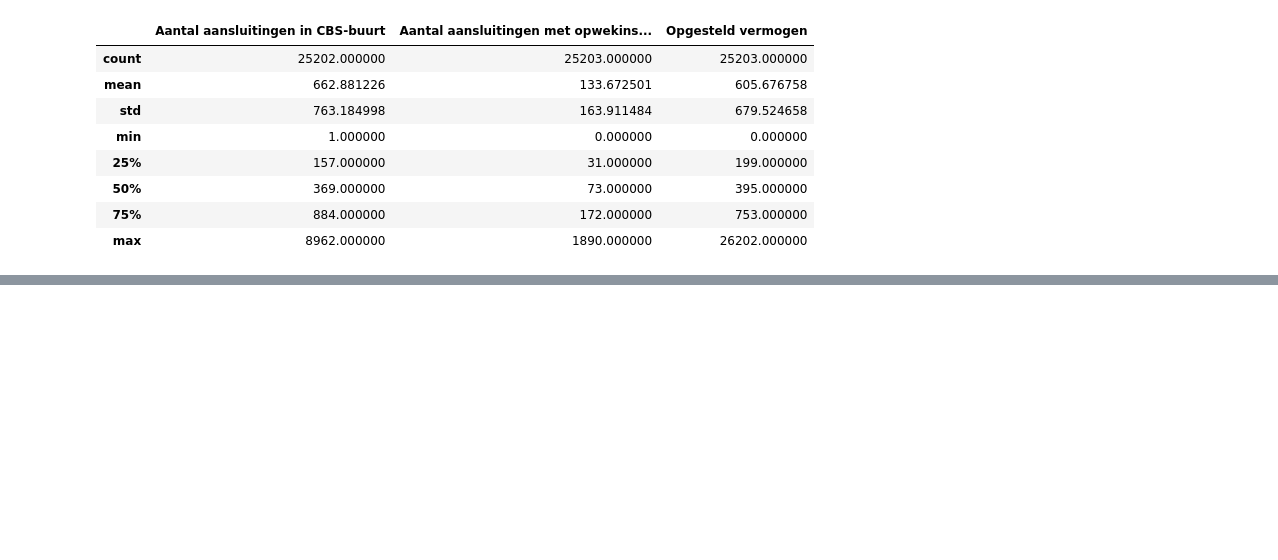
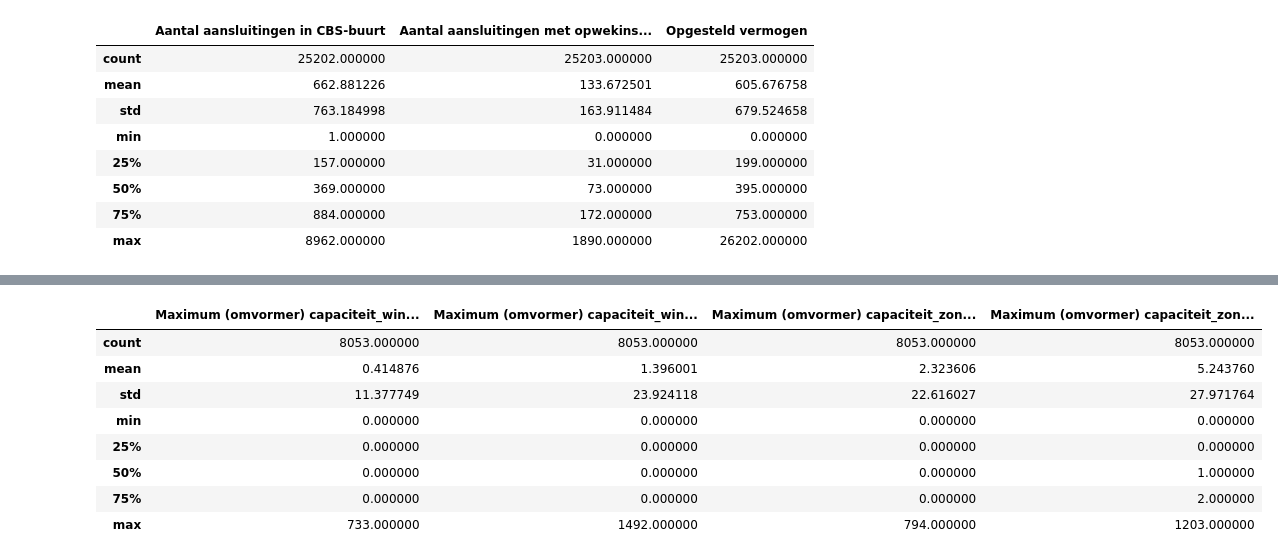
Before and after one commit to kjkoster/execute-enexis, a Jupyter notebook: notebooks/enexis exploration.ipynb, the cells around one changed output, grey strips where cells are left out. Drawn from its saved outputs; the diff is of its cells as text; code cells hidden in the pictures; blank space fills up the shorter version.

```diff
--- a/notebooks/enexis exploration.ipynb
+++ b/notebooks/enexis exploration.ipynb
@@ -424,0 +507,12 @@ kleinopwek.describe(include=NUMBER)
+# %%
+grootopwek.describe(include=NUMBER)
+# %% [output]
+|  | Maximum (omvormer) capaciteit_win... | Maximum (omvormer) capaciteit_win... | Maximum (omvormer) capaciteit_zon... | Maximum (omvormer) capaciteit_zon... |
+| count | 8053.000000 | 8053.000000 | 8053.000000 | 8053.000000 |
+| mean | 0.414876 | 1.396001 | 2.323606 | 5.243760 |
+| std | 11.377749 | 23.924118 | 22.616027 | 27.971764 |
+| min | 0.000000 | 0.000000 | 0.000000 | 0.000000 |
+| 25% | 0.000000 | 0.000000 | 0.000000 | 0.000000 |
+| 50% | 0.000000 | 0.000000 | 0.000000 | 1.000000 |
+| 75% | 0.000000 | 0.000000 | 0.000000 | 2.000000 |
+| max | 733.000000 | 1492.000000 | 794.000000 | 1203.000000 |
```
Also changed, not shown: parts of 6 cells of this notebook.
